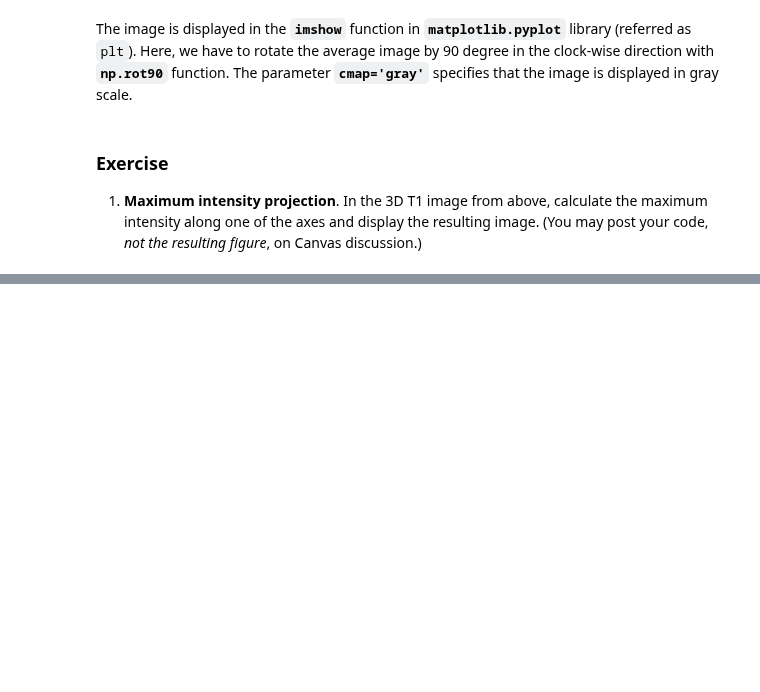
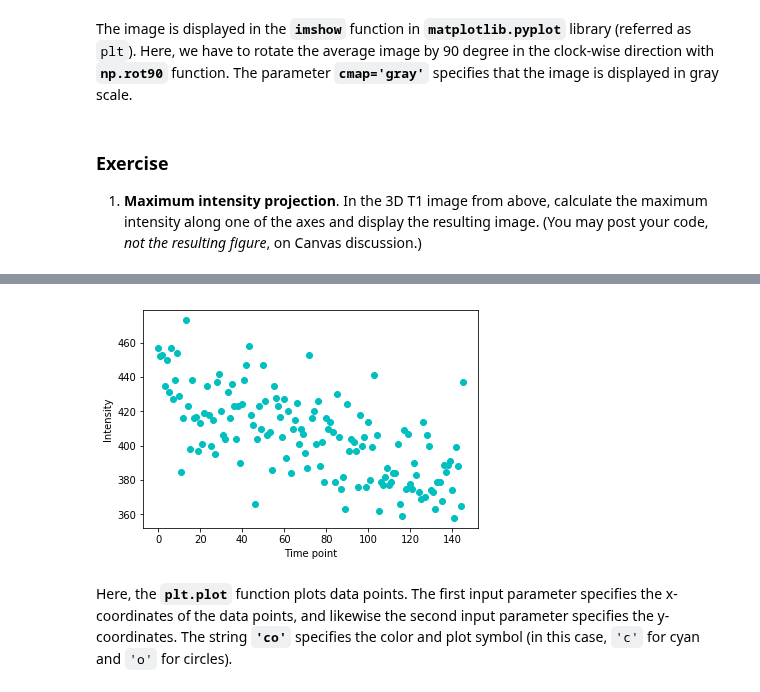
Before and after one commit to sathayas/JupyterfMRIFall2019, a Jupyter notebook: HandlingData.ipynb, the cells around one changed output, grey strips where cells are left out. Drawn from its saved outputs; the diff is of its cells as text; code cells hidden in the pictures; blank space fills up the shorter version.

```diff
--- a/HandlingData.ipynb
+++ b/HandlingData.ipynb
@@ -878,0 +866,16 @@ The image is displayed in the **`imshow`** function in **`matplotlib.pyplot`** l
+# %%
+import os
+import numpy as np
+import nibabel as nib
+import matplotlib.pyplot as plt
+from nilearn.plotting import plot_epi, view_img
+from nilearn.image import index_img
+
+# Directory where your data set resides.
+dataDir = '/tmp/Data/ds102'
+
+
+# reading in the fMRI data array
+f_fMRI = os.path.join(dataDir,'sub-26/func/sub-26_task-flanker_run-2_bold.nii.gz')
+fMRI = nib.load(f_fMRI)
+X_fMRI = fMRI.get_data()
@@ -878,0 +905,16 @@ The image is displayed in the **`imshow`** function in **`matplotlib.pyplot`** l
+# %%
+# arbitrary voxel coordinate
+xSlice = 32
+ySlice = 28
+zSlice = 22
+tSlice = 0
+
+# plotting the fMRI time series
+plt.plot(np.arange(X_fMRI.shape[-1]), X_fMRI[xSlice,ySlice,zSlice,:],'co')
+plt.xlabel('Time point')
+plt.ylabel('Intensity')
+plt.show()
+# %% [output]
+[figure, added]
+# %% [markdown]
+Here, the **`plt.plot`** function plots data points. The first input parameter specifies the x-coordinates of the data points, and likewise the second input parameter specifies the y-coordinates. The string **`'co'`** specifies the color and plot symbol (in this case, `'c'` for cyan and `'o'` for circles).
```
Also changed, not shown: parts of 15 cells of this notebook.
